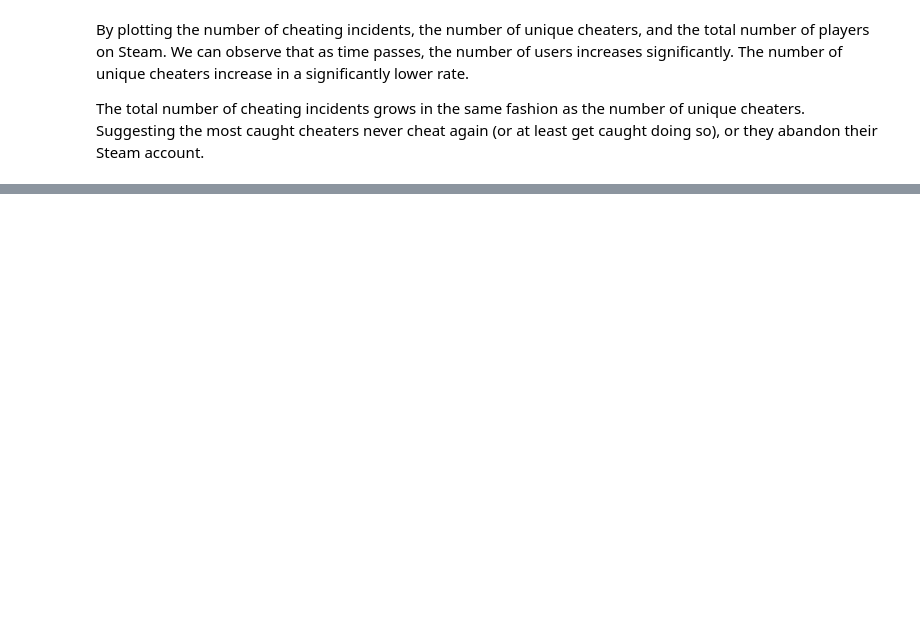
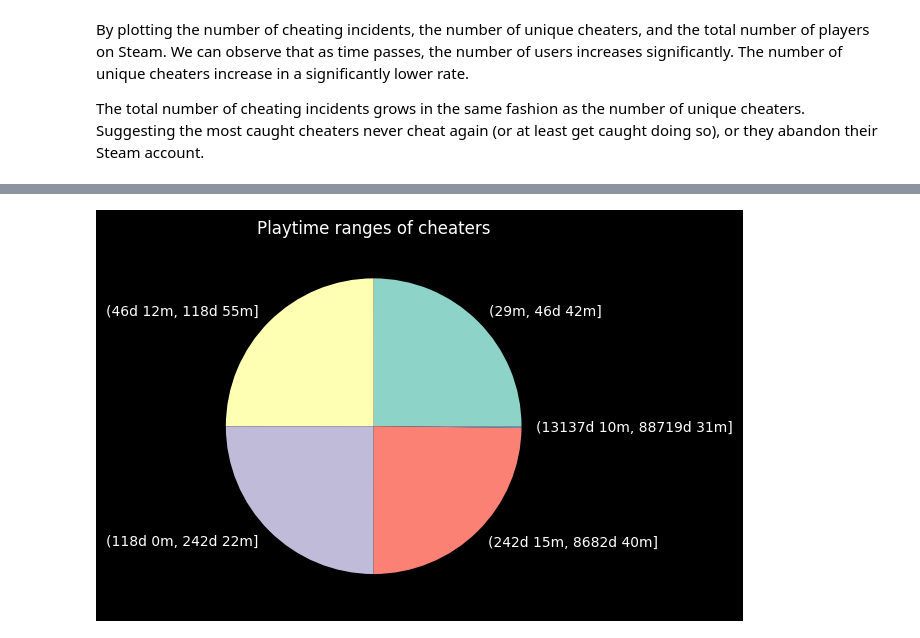
Before and after one commit to Aryyt/steam_cheater_network_analysis, a Jupyter notebook: BloomsWorkspace.ipynb, the cells around one changed output, grey strips where cells are left out. Cells and saved outputs as stored; diff of their text form; code cells hidden in the pictures; blank space fills up the shorter version.

```diff
--- a/BloomsWorkspace.ipynb
+++ b/BloomsWorkspace.ipynb
@@ -1,7 +1,6 @@
 # %%
 import pickle
 from pandas import DataFrame
-from pandas import Series
 import pandas
 from datetime import datetime, timedelta
 from math import isnan
@@ -9,9 +8,9 @@ import random
 from math import nan
 from typing import Any
 import matplotlib.pyplot as plt
+import numpy as np
 
-
-import numpy as np
+Entry = dict[str, Any]
 
 pandas.options.mode.copy_on_write = True # Helps reduce redundant copying where possible
 pandas.set_option("future.no_silent_downcasting", True) # Forward compatible warning
@@ -60,0 +64,11 @@ data:DataFrame = fullData.loc[
+# %%
+from collections import defaultdict
+
+
+friendsMapping = defaultdict[str, set[str]](lambda : set())
+# %%
+data["isProfilePublic"] = data["communityvisibilitystate"] > 0
+
+# If game data is public, there will be a total_count field in recentlyPlayed dict
+# Otherwise the key will not exist
+data["isGameDataPublic"] = data["recentlyPlayed"].apply(lambda x: "total_count" in x)
@@ -292,0 +380,77 @@ plt.show()
+# %%
+def extractTotalPlaytime(x: list[Entry] | None):
+    if x is None:
+        return 0
+
+    sum = 0
+
+    for g in x:
+        sum += g.get("playtime_forever", 0)
+
+    return sum
+
+def extractTotalPlaytime2w(x:list[Entry] | None):
+    if x is None:
+        return 0
+
+    sum = 0
+
+    for g in x:
+        sum += g.get("playtime_2weeks", 0)
+
+    return sum
+
+def extractTotalGames(x:list[Entry]|None):
+    if x is None:
+        return 0
+
+    return len(x)
+
+
+data["totalPlaytime"] = data["ownedGames"].apply(extractTotalPlaytime)
+data["recentPlaytime"] = data["ownedGames"].apply(extractTotalPlaytime2w)
+data["numGames"] = data["ownedGames"].apply(extractTotalGames)
+
+cheaters = data.loc[
+    (data["NumberOfVACBans"] + data["NumberOfGameBans"]) > 0,
+    [
+        "totalPlaytime",
+        "recentPlaytime",
+        "numGames"
+    ]
+]
+
+cheaterPlaytime = cheaters.loc[cheaters["totalPlaytime"] > 0,["totalPlaytime"]]
+playtimePercentiles = np.percentile(cheaterPlaytime, [25,50,75,99.85, 100])
+
+bins =  []
+ranges:list[tuple[timedelta, timedelta]] = []
+
+for i, thres in enumerate(playtimePercentiles):
+    lowerBound = 0 if i == 0 else playtimePercentiles[i-1]
+    upperBound = thres
+
+    totalPlaytime = cheaterPlaytime["totalPlaytime"]
+    condition = (totalPlaytime > lowerBound) & (totalPlaytime <= upperBound)
+    satisfied = cheaterPlaytime.loc[condition, :]
+    bins.append(
+        len(satisfied)
+    )
+    ranges.append((timedelta(minutes=int(np.min(satisfied))), timedelta(minutes=int(np.max(satisfied)))))
+
+
+def timedelta2str(duration):
+    days, seconds = duration.days, duration.seconds
+    hours = days * 24 + seconds // 3600
+    minutes = (seconds % 3600) // 60
+    seconds = (seconds % 60)
+
+    dayStr = "" if days == 0 else f"{days}d "
+    return f"{dayStr}{minutes}m"
+
+labels = [f"({timedelta2str(r[0])}, {timedelta2str(r[1])}]" for r in ranges]
+plt.pie(bins, labels=labels)
+plt.title("Playtime ranges of cheaters")
+plt.show()
+# %% [output]
+[figure, added]
```
Also changed, not shown: parts of 11 cells of this notebook.
